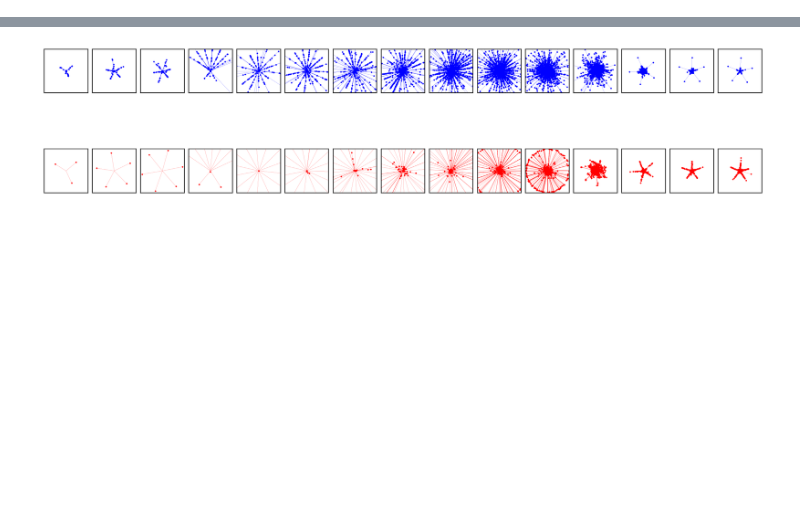
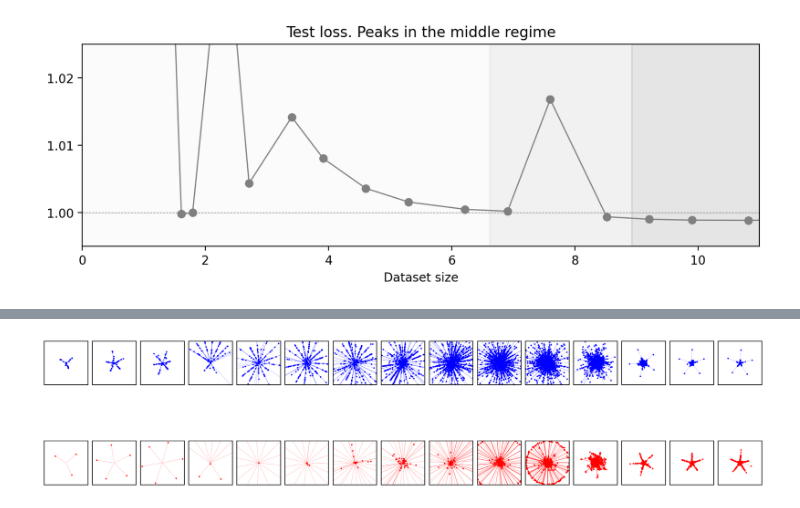
Before and after one commit to selected-topics-ai/TOY-DOUBLE-DECENT, a Jupyter notebook: notebooks/report.ipynb, the cells around one changed output, grey strips where cells are left out. Saved outputs shown, nothing was run; the diff lists cells and outputs as text; code cells hidden in the pictures; blank space fills up the shorter version.

```diff
--- a/notebooks/report.ipynb
+++ b/notebooks/report.ipynb
@@ -13,0 +49,45 @@ from tqdm import tqdm
+# %%
+T = [3, 5, 6, 10, 15, 30, 50, 100, 200, 500, 1000, 2000, 5000, 10000, 20000, 50000, 100000]
+
+test_losses = []
+test_hiddens = []
+criterion = nn.MSELoss()
+
+for i, t in tqdm(enumerate(T)):
+
+    checkpoint = torch.load(f'../c'
+                            f'heckpoints/checkpoint_{t}.pth', weights_only=False)
+    model = ToyNN(input_dim=10_000, hidden_dim=2)
+    model.load_state_dict(checkpoint['model'])
+
+    test_batch = generate_batch(
+        n_batch=1000,
+        n_features=10_000,
+        sparsity_prob=0.999,
+    )
+
+    model.eval()
+    with torch.inference_mode():
+        output, hiddens = model(test_batch)
+        test_loss = criterion(output, test_batch)
+        test_losses.append(test_loss.item())
+        test_hiddens.append(hiddens)
+# %%
+plt.figure(figsize=(10, 3))
+plt.plot(np.log(T), np.array(test_losses) * 10_000, marker='o', linewidth=1, color='gray')
+
+plt.yticks([1.0, 1.01, 1.02])
+plt.ylim([0.995, 1.025])
+plt.xlim([0, 11])
+plt.xlabel("Dataset size")
+plt.title("Test loss. Peaks in the middle regime")
+
+plt.axvspan(0, np.log(750), color='whitesmoke', alpha=0.3, label='Small Dataset')
+plt.axvspan(np.log(750), np.log(7500), color='lightgray', alpha=0.3, label='Small Dataset')
+plt.axvspan(np.log(7500), np.log(110000), color='darkgray', alpha=0.3, label='Memorizing regime')
+
+plt.axhline(y=1, color='grey', linestyle='--', linewidth=0.5)
+
+plt.show()
+# %% [output]
+[figure, added]
```
Also changed, not shown: parts of 10 cells of this notebook, 2 other files.
